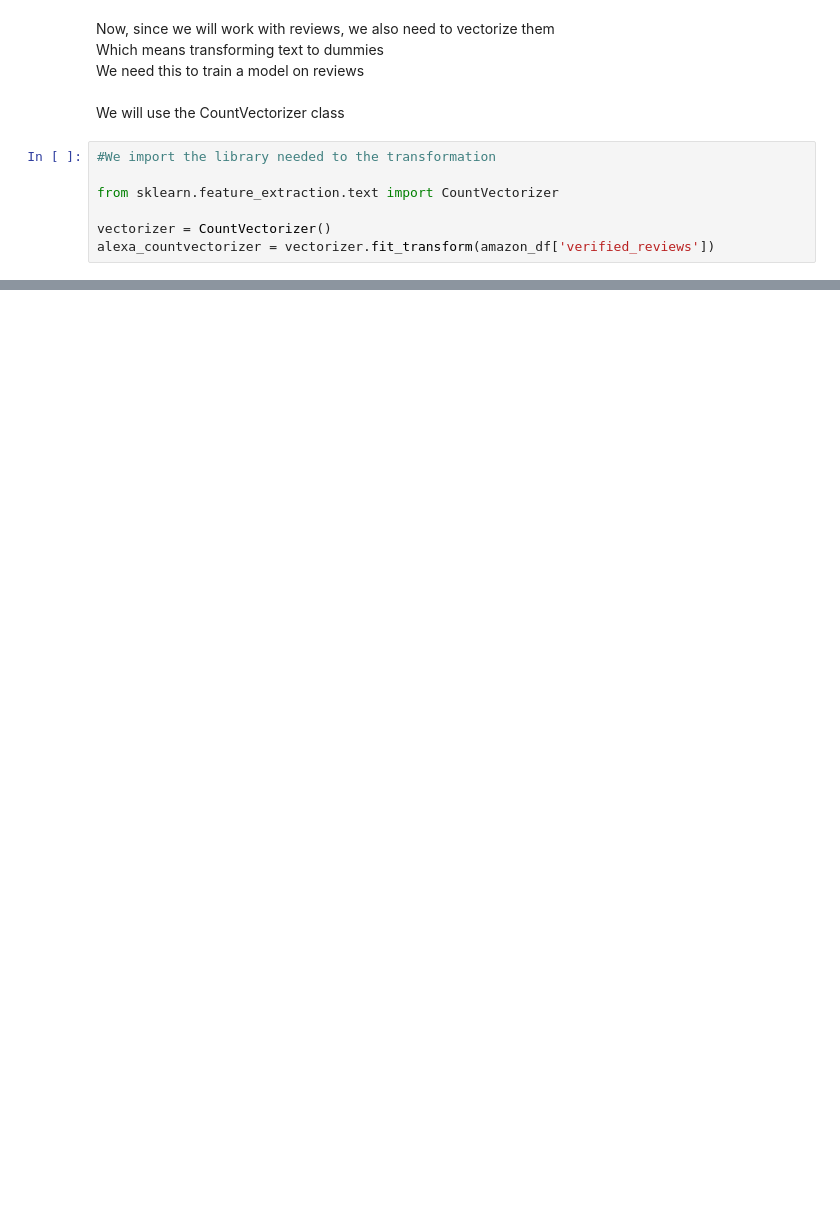
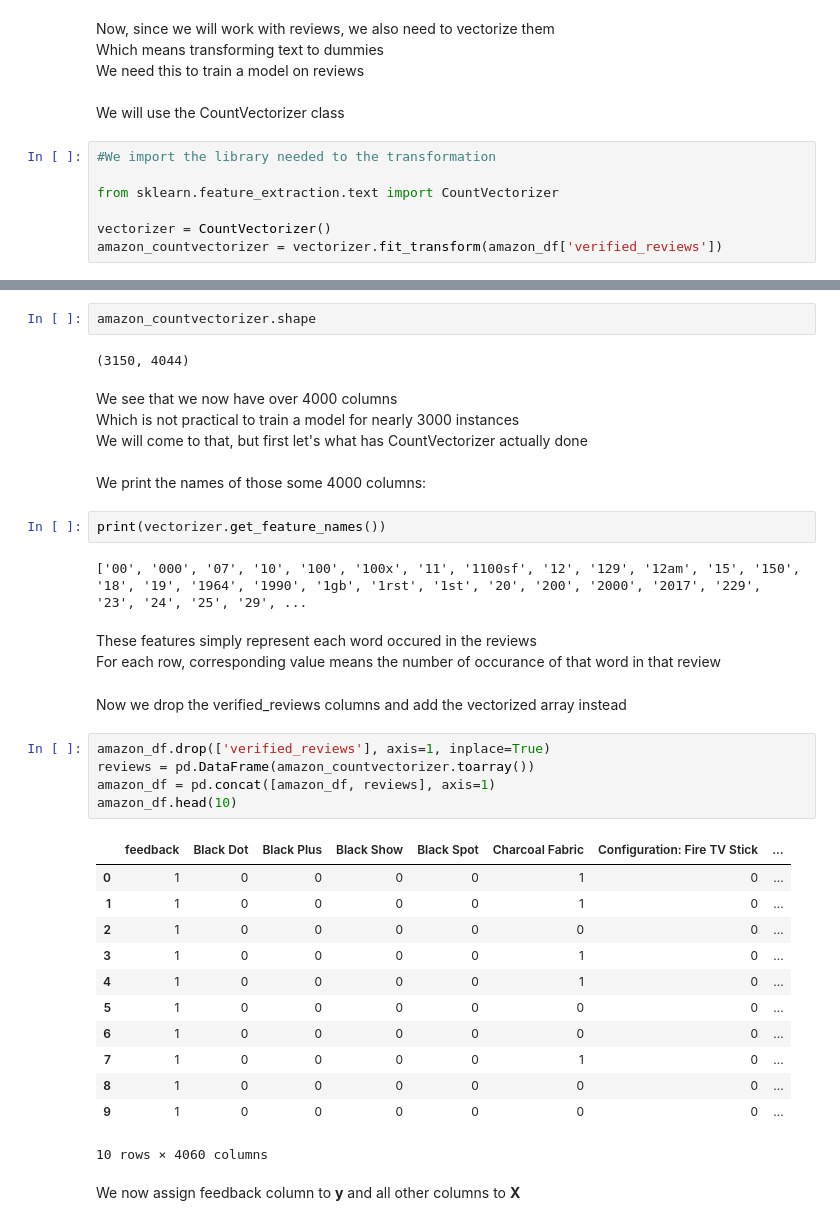
Before and after one commit to emresahinozden/Amazon-Classification-Sentiment_Analysis, a Jupyter notebook: Amazon_Alexa-Classification(Sentiment_Analysis).ipynb, the cells around one changed output, grey strips where cells are left out. Drawn from its saved outputs; the diff is of its cells as text; blank space fills up the shorter version.

```diff
--- a/Amazon_Alexa-Classification(Sentiment_Analysis).ipynb
+++ b/Amazon_Alexa-Classification(Sentiment_Analysis).ipynb
@@ -154,4 +154,4 @@ We will use the CountVectorizer class
 from sklearn.feature_extraction.text import CountVectorizer
 
 vectorizer = CountVectorizer()
-alexa_countvectorizer = vectorizer.fit_transform(amazon_df['verified_reviews'])
+amazon_countvectorizer = vectorizer.fit_transform(amazon_df['verified_reviews'])
@@ -157,0 +160,39 @@ alexa_countvectorizer = vectorizer.fit_transform(amazon_df['verified_reviews'])
+# %%
+amazon_countvectorizer.shape
+# %% [output]
+(3150, 4044)
+# %% [markdown]
+We see that we now have over 4000 columns <br>
+Which is not practical to train a model for nearly 3000 instances <br>
+We will come to that, but first let's what has CountVectorizer actually done <br>
+<br>
+We print the names of those some 4000 columns:
+# %%
+print(vectorizer.get_feature_names())
+# %% [output]
+['00', '000', '07', '10', '100', '100x', '11', '1100sf', '12', '129', '12am', '15', '150', '18', '19', '1964', '1990', '1gb', '1rst', '1st', '20', '200', '2000', '2017', '229', '23', '24', '25', '29', ...
+# %% [markdown]
+These features simply represent each word occured in the reviews <br>
+For each row, corresponding value means the number of occurance of that word in that review
+# %% [markdown]
+Now we drop the verified_reviews columns and add the vectorized array instead
+# %%
+amazon_df.drop(['verified_reviews'], axis=1, inplace=True)
+reviews = pd.DataFrame(amazon_countvectorizer.toarray())
+amazon_df = pd.concat([amazon_df, reviews], axis=1)
+amazon_df.head(10)
+# %% [output]
+|  | feedback | Black Dot | Black Plus | Black Show | Black Spot | Charcoal Fabric | Configuration: Fire TV Stick | ... |
+| 0 | 1 | 0 | 0 | 0 | 0 | 1 | 0 | ... |
+| 1 | 1 | 0 | 0 | 0 | 0 | 1 | 0 | ... |
+| 2 | 1 | 0 | 0 | 0 | 0 | 0 | 0 | ... |
+| 3 | 1 | 0 | 0 | 0 | 0 | 1 | 0 | ... |
+| 4 | 1 | 0 | 0 | 0 | 0 | 1 | 0 | ... |
+| 5 | 1 | 0 | 0 | 0 | 0 | 0 | 0 | ... |
+| 6 | 1 | 0 | 0 | 0 | 0 | 0 | 0 | ... |
+| 7 | 1 | 0 | 0 | 0 | 0 | 1 | 0 | ... |
+| 8 | 1 | 0 | 0 | 0 | 0 | 0 | 0 | ... |
+| 9 | 1 | 0 | 0 | 0 | 0 | 0 | 0 | ... |
+10 rows × 4060 columns
+# %% [markdown]
+We now assign feedback column to **y** and all other columns to __X__
```
Also changed, not shown: parts of 9 cells of this notebook.
